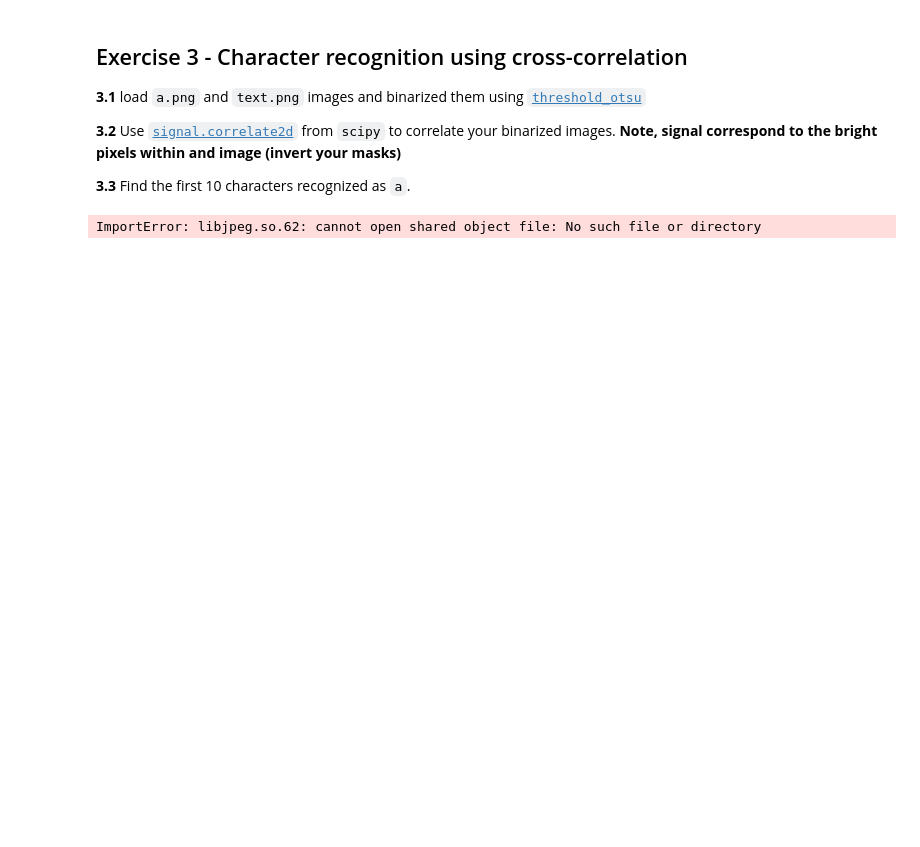
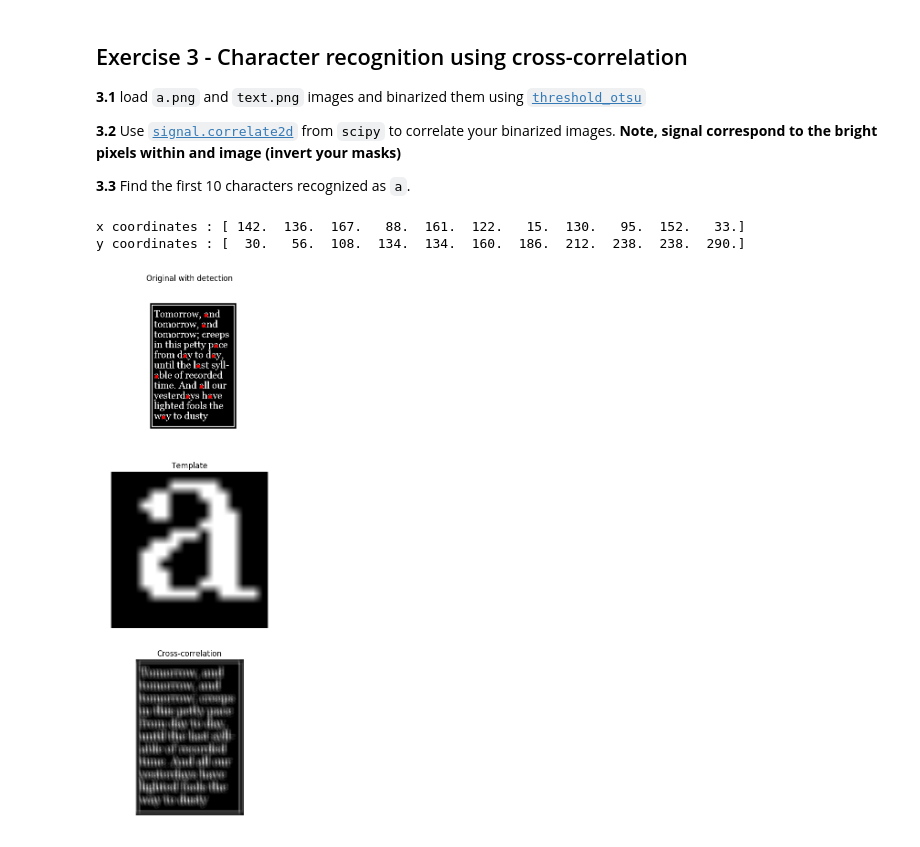
Before and after one commit to savinienb/DSP-TP-1617, a Jupyter notebook: Lab3/python/Lab3.ipynb, the cells around one changed output. Cells and saved outputs as stored; diff of their text form; code cells hidden in the pictures; blank space fills up the shorter version.

```diff
--- a/Lab3/python/Lab3.ipynb
+++ b/Lab3/python/Lab3.ipynb
@@ -137,18 +218,60 @@ io.imshow(result,cmap='Greys_r')
 **Note, signal correspond to the bright pixels within and image (invert your masks)**
 
 **3.3** Find the first 10 characters recognized as `a`.
-# %%
-
-
-text_im=img_as_ubyte(rgb2gray(io.imread('../images/text.png')));
-
-a_im=img_as_ubyte(rgb2gray(io.imread('../images/a.png')));
-
-
-
-
-global_otsu = a_im >= threshold_global_otsu
-
-imshow(b)
-# %% [output]
-ImportError: libjpeg.so.62: cannot open shared object file: No such file or directory
+# %%
+
+from skimage import data
+from skimage.filters import threshold_otsu, rank
+from scipy import signal
+from scipy import misc
+import numpy as np
+
+text_im=img_as_ubyte(rgb2gray(io.imread('../images/text.png')));
+text_im=255-text_im #inverse the image colors
+
+a_im=img_as_ubyte(rgb2gray(io.imread('../images/a.png')));
+a_im=255-a_im #inverse the image
+
+threshold_global_otsu = threshold_otsu(a_im) #find Otsu threshold
+a_im = a_im >= threshold_global_otsu #apply otsu threshold
+a_im=a_im-0 #resolve type problem
+
+threshold_global_otsu = threshold_otsu(text_im) #find Otsu threshold
+text_im = text_im >= threshold_global_otsu #apply global otsu thresholding
+
+numberofa=10;
+
+a_coordinates=np.zeros((2,numberofa+1)) #create the array wich will stor the result  of the cross correlation
+
+corr=signal.correlate2d(text_im,a_im,mode='same') #correlate the template and the image
+
+for i in range (0,(numberofa+1)):
+    a_coordinates[1][i], a_coordinates[0][i] = np.unravel_index(np.argmax(corr), corr.shape ) #find the hightest correlation value and store the coordinate
+    corr[a_coordinates[1][i]][a_coordinates[0][i]]=0; #Get ride of the hightest correlation to find the next one
+
+print 'x coordinates :' ,a_coordinates[0]
+print 'y coordinates :' ,a_coordinates[1]
+# %% [output]
+x coordinates : [ 142.  136.  167.   88.  161.  122.   15.  130.   95.  152.   33.]
+y coordinates : [  30.   56.  108.  134.  134.  160.  186.  212.  238.  238.  290.]
+# %%
+import matplotlib.pyplot as plt
+fig, (ax_orig, ax_template, ax_corr) = plt.subplots(3, 1,
+                                                    figsize=(6, 15))
+ax_orig.imshow(text_im[:][:], cmap='gray')
+ax_orig.set_title('Original with detection')
+ax_orig.set_axis_off()
+ax_template.imshow(a_im, cmap='gray')
+ax_template.set_title('Template')
+ax_template.set_axis_off()
+ax_corr.imshow(corr, cmap='gray')
+ax_corr.set_title('Cross-correlation')
+ax_corr.set_axis_off()
+
+
+for i in range (0,numberofa+1):
+    ax_orig.plot(a_coordinates[0][i],a_coordinates[1][i], 'ro')  #add the red points on the image
+
+fig.show()
+# %% [output]
+[figure, added]
```
Also changed, not shown: parts of 7 cells of this notebook.
